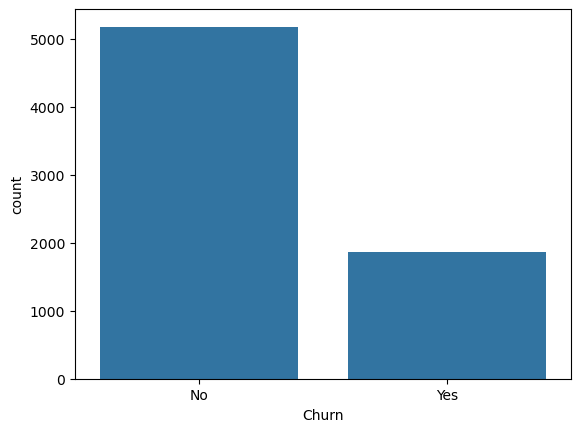
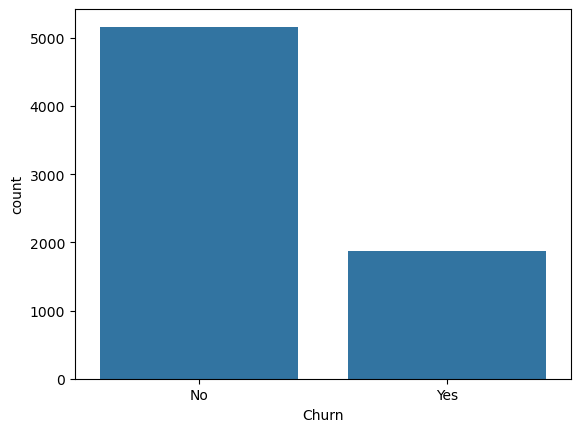
The change to this notebook cell's code, shown as a diff; its figure went from the first image to the second:
--- before
+++ after
@@ -1,5 +1,6 @@
 sns.countplot(x= 'Churn', data= df)
-plt.show()
+
 plt.savefig(
     "screenshots/churn_distribution.png"
 )
+plt.show()

Commit: Update EDA.ipynb